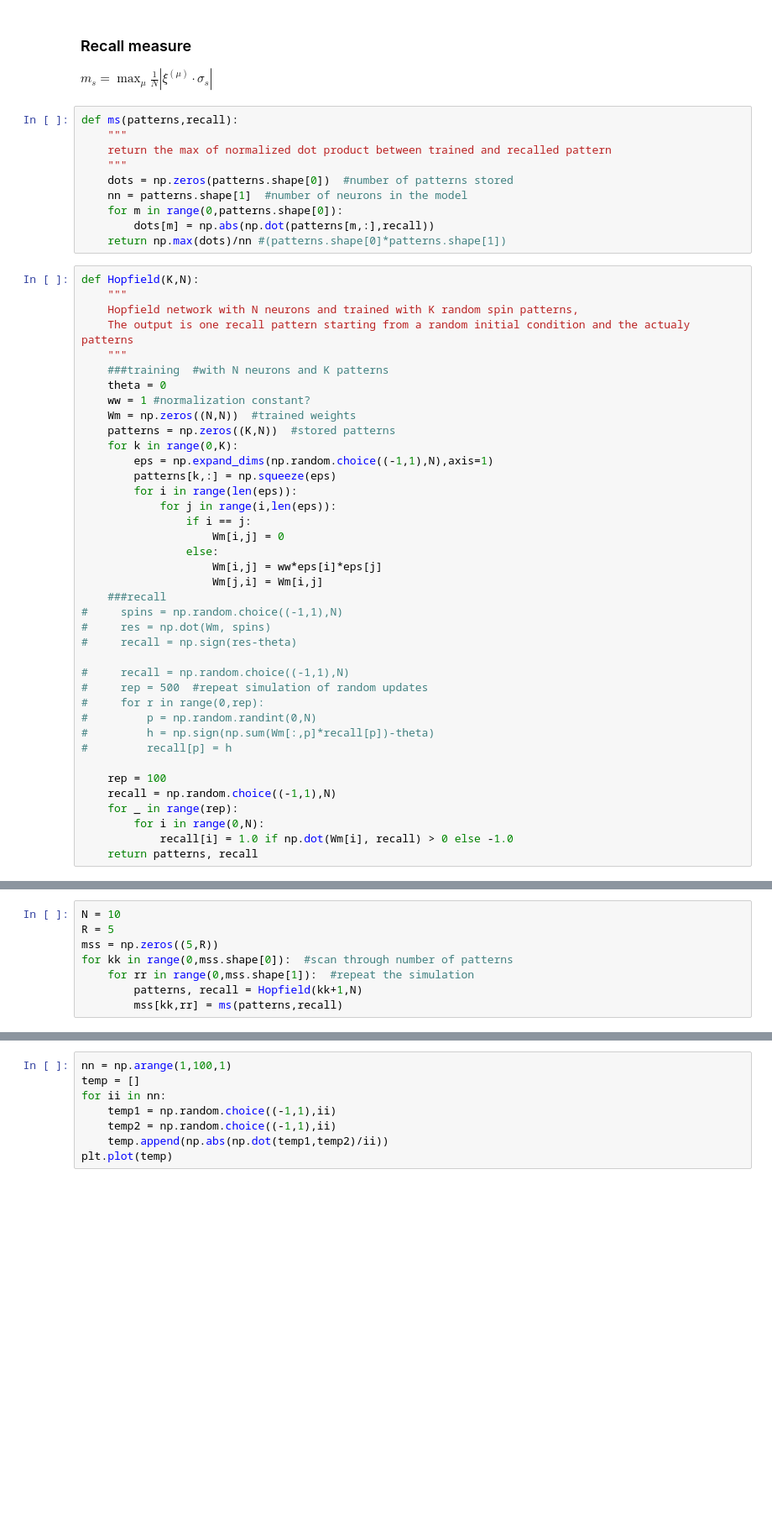
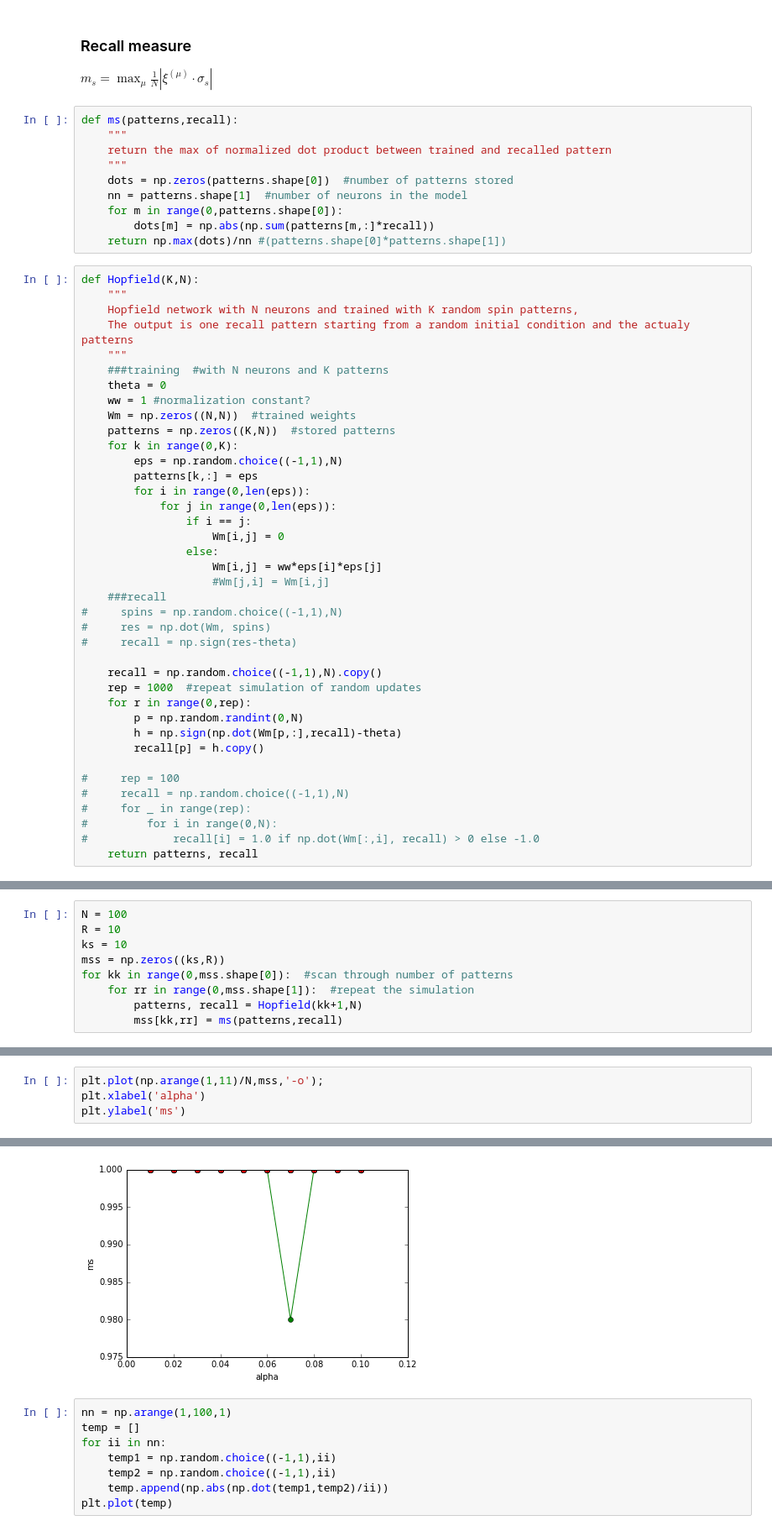
Before and after one commit to Kevin-Sean-Chen/Biophysics, a Jupyter notebook: Hopfield_network.ipynb, the cells around one changed output, grey strips where cells are left out. Shown at 84% size. Saved outputs shown, nothing was run; the diff lists cells and outputs as text; blank space fills up the shorter version.

```diff
--- a/Hopfield_network.ipynb
+++ b/Hopfield_network.ipynb
@@ -116,7 +123,7 @@ def ms(patterns,recall):
     dots = np.zeros(patterns.shape[0])  #number of patterns stored
     nn = patterns.shape[1]  #number of neurons in the model
     for m in range(0,patterns.shape[0]):
-        dots[m] = np.abs(np.dot(patterns[m,:],recall))
+        dots[m] = np.abs(np.sum(patterns[m,:]*recall))
     return np.max(dots)/nn #(patterns.shape[0]*patterns.shape[1])
 # %%
 def Hopfield(K,N):
@@ -130,30 +137,30 @@ def Hopfield(K,N):
     Wm = np.zeros((N,N))  #trained weights
     patterns = np.zeros((K,N))  #stored patterns
     for k in range(0,K):
-        eps = np.expand_dims(np.random.choice((-1,1),N),axis=1)
-        patterns[k,:] = np.squeeze(eps)
-        for i in range(len(eps)):
-            for j in range(i,len(eps)):
+        eps = np.random.choice((-1,1),N)
+        patterns[k,:] = eps
+        for i in range(0,len(eps)):
+            for j in range(0,len(eps)):
                 if i == j:
                     Wm[i,j] = 0
                 else:
                     Wm[i,j] = ww*eps[i]*eps[j]
-                    Wm[j,i] = Wm[i,j]
+                    #Wm[j,i] = Wm[i,j]
     ###recall
 #     spins = np.random.choice((-1,1),N)
 #     res = np.dot(Wm, spins)
 #     recall = np.sign(res-theta)
 
+    recall = np.random.choice((-1,1),N).copy()
+    rep = 1000  #repeat simulation of random updates
+    for r in range(0,rep):
+        p = np.random.randint(0,N)
+        h = np.sign(np.dot(Wm[p,:],recall)-theta)
+        recall[p] = h.copy()
+
+#     rep = 100
 #     recall = np.random.choice((-1,1),N)
-#     rep = 500  #repeat simulation of random updates
-#     for r in range(0,rep):
-#         p = np.random.randint(0,N)
-#         h = np.sign(np.sum(Wm[:,p]*recall[p])-theta)
-#         recall[p] = h
-
-    rep = 100
-    recall = np.random.choice((-1,1),N)
-    for _ in range(rep):
-        for i in range(0,N):
-            recall[i] = 1.0 if np.dot(Wm[i], recall) > 0 else -1.0
+#     for _ in range(rep):
+#         for i in range(0,N):
+#             recall[i] = 1.0 if np.dot(Wm[:,i], recall) > 0 else -1.0
     return patterns, recall
@@ -165,7 +167,8 @@ ms((np.random.choice((-1,1),10*N)).reshape(10,N), np.random.choice((-1,1),N))
 # %%
-N = 10
-R = 5
-mss = np.zeros((5,R))
+N = 100
+R = 10
+ks = 10
+mss = np.zeros((ks,R))
 for kk in range(0,mss.shape[0]):  #scan through number of patterns
     for rr in range(0,mss.shape[1]):  #repeat the simulation
         patterns, recall = Hopfield(kk+1,N)
@@ -176,0 +176,5 @@ plt.plot(mss,'-o');
+# %%
+plt.plot(np.arange(1,11)/N,mss,'-o');
+plt.xlabel('alpha')
+plt.ylabel('ms')
+# %% [output]
@@ -177,3 +182,4 @@ plt.plot(mss,'-o');
+[figure, added]
 # %%
 nn = np.arange(1,100,1)
 temp = []
```
Also changed, not shown: parts of 10 cells of this notebook.
